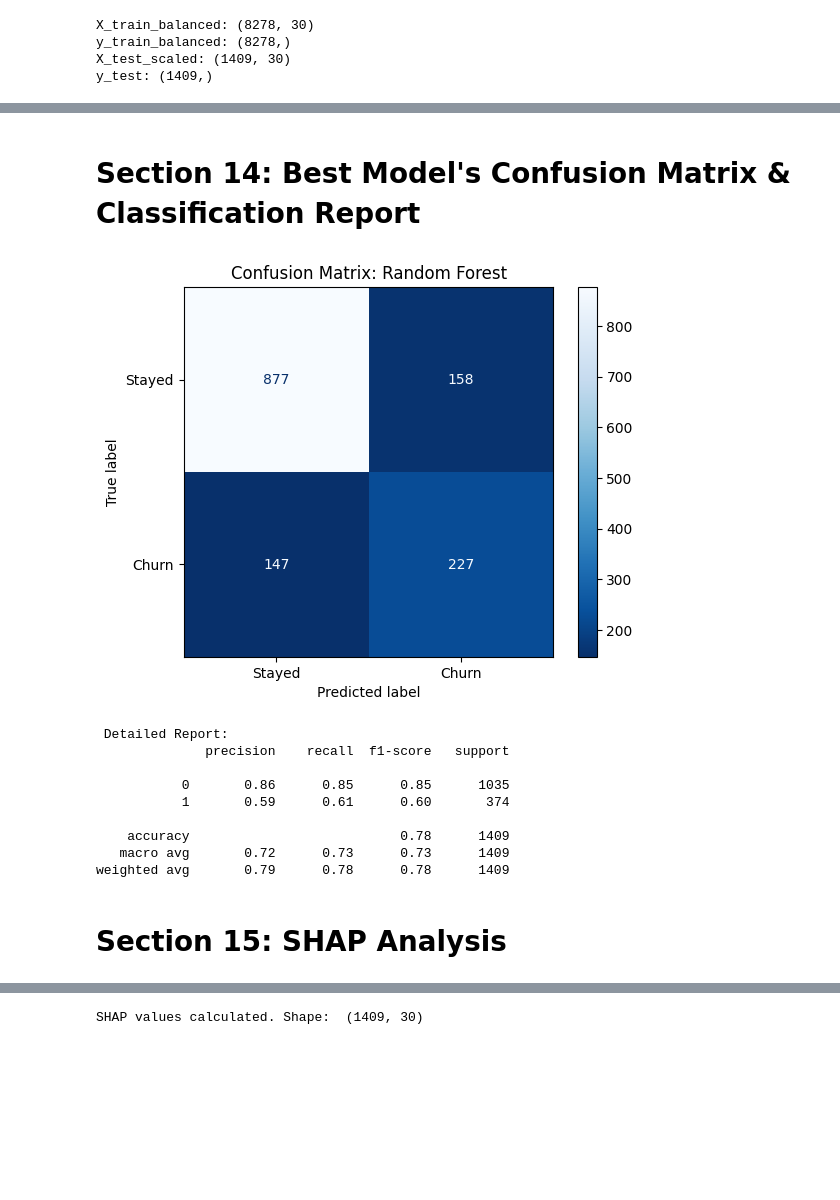
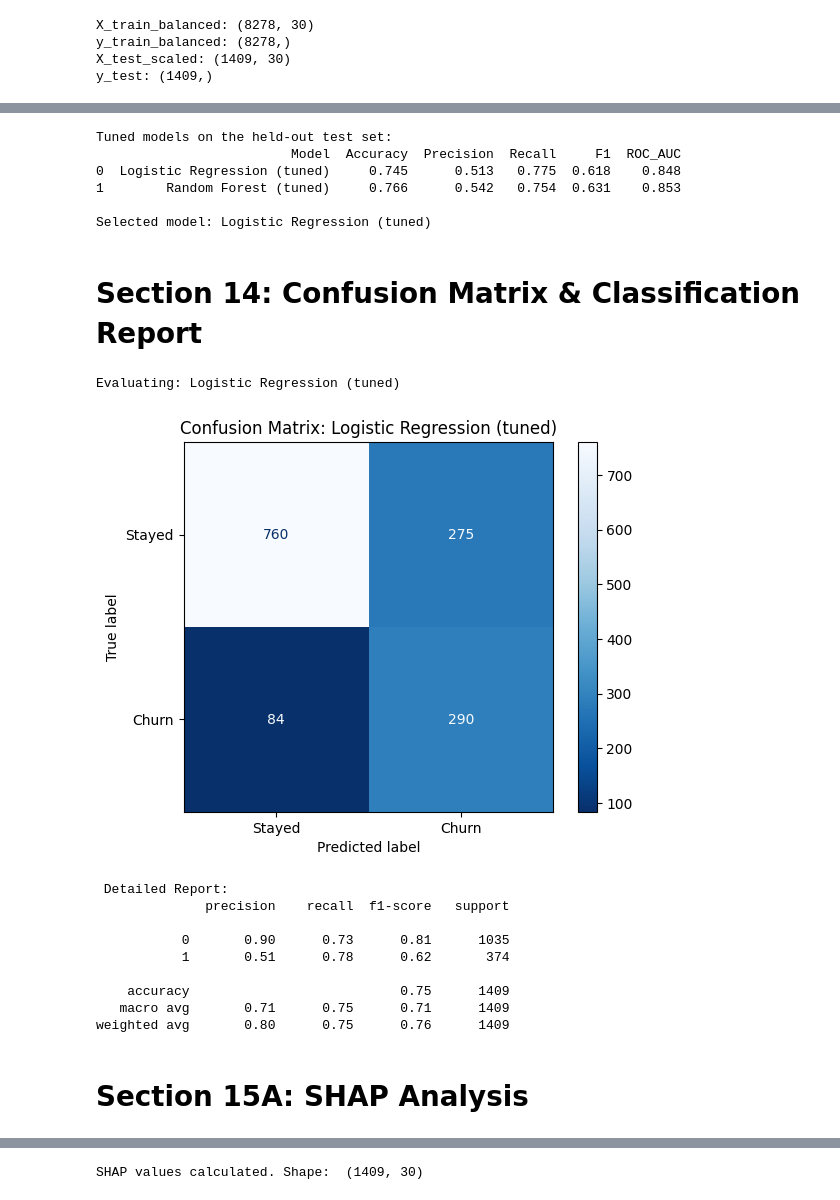
Before and after one commit to Mera-M02/Telco-Customer-Churn-Prediction, a Jupyter notebook: Telco_Churn_Prediction.ipynb, the cells around one changed output, grey strips where cells are left out. Cells and saved outputs as stored; diff of their text form; code cells hidden in the pictures; blank space fills up the shorter version.

Commit message:
Add cross-validation, tuning and cost-sensitive threshold analysis

```diff
--- a/Telco_Churn_Prediction.ipynb
+++ b/Telco_Churn_Prediction.ipynb
@@ -287,36 +416,73 @@ print(results_df)
+# %%
+from sklearn.metrics import (accuracy_score, precision_score, recall_score,
+                             f1_score, roc_auc_score)
+
+tuned = {
+    "Logistic Regression (tuned)": lr_search.best_estimator_.named_steps["model"],
+    "Random Forest (tuned)": rf_search.best_estimator_.named_steps["model"],
+}
+
+final_rows = []
+for name, model in tuned.items():
+    preds = model.predict(X_test_scaled)
+    probs = model.predict_proba(X_test_scaled)[:, 1]
+    final_rows.append({
+        "Model": name,
+        "Accuracy": round(accuracy_score(y_test, preds), 3),
+        "Precision": round(precision_score(y_test, preds), 3),
+        "Recall": round(recall_score(y_test, preds), 3),
+        "F1": round(f1_score(y_test, preds), 3),
+        "ROC_AUC": round(roc_auc_score(y_test, probs), 3),
+    })
+
+final_results = pd.DataFrame(final_rows)
+print("Tuned models on the held-out test set:")
+print(final_results)
+
+# Select the model with the highest recall
+best_name = final_results.sort_values("Recall", ascending=False).iloc[0]["Model"]
+best_model = tuned[best_name]
+print(f"\nSelected model: {best_name}")
+# %% [output]
+Tuned models on the held-out test set:
+                         Model  Accuracy  Precision  Recall     F1  ROC_AUC
+0  Logistic Regression (tuned)     0.745      0.513   0.775  0.618    0.848
+1        Random Forest (tuned)     0.766      0.542   0.754  0.631    0.853
+
+Selected model: Logistic Regression (tuned)
 # %% [markdown]
-# **Section 14: Best Model's Confusion Matrix & Classification Report**
+# **Section 14: Confusion Matrix & Classification Report**
 # %%
 from sklearn.metrics import ConfusionMatrixDisplay
 import matplotlib.pyplot as plt
 
-#Train the final model
-best_model = RandomForestClassifier(random_state=42)
-best_model.fit(X_train_balanced, y_train_balanced)
+# best_model was selected in Section 13c
+print(f"Evaluating: {best_name}")
 
 #make predictions with test dataset
 preds = best_model.predict(X_test_scaled)
 
 #Display confusion matrix
 ConfusionMatrixDisplay.from_estimator(
     best_model, X_test_scaled, y_test,
     display_labels = ["Stayed", "Churn"], cmap ="Blues_r"
 )
-plt.title("Confusion Matrix: Random Forest")
+plt.title(f"Confusion Matrix: {best_name}")
 plt.show()
 
 print("\n Detailed Report:")
 print(classification_report(y_test, preds))
 # %% [output]
+Evaluating: Logistic Regression (tuned)
-[figure, old version]
+[figure, new version]
- Detailed Report:
-              precision    recall  f1-score   support
-
-           0       0.86      0.85      0.85      1035
-           1       0.59      0.61      0.60       374
-
-    accuracy                           0.78      1409
-   macro avg       0.72      0.73      0.73      1409
-weighted avg       0.79      0.78      0.78      1409
+ Detailed Report:
+              precision    recall  f1-score   support
+
+           0       0.90      0.73      0.81      1035
+           1       0.51      0.78      0.62       374
+
+    accuracy                           0.75      1409
+   macro avg       0.71      0.75      0.71      1409
+weighted avg       0.80      0.75      0.76      1409
 # %% [markdown]
-# **Section 15: SHAP Analysis**
+# **Section 15A: SHAP Analysis**
```
Also changed, not shown: parts of 42 cells of this notebook.
